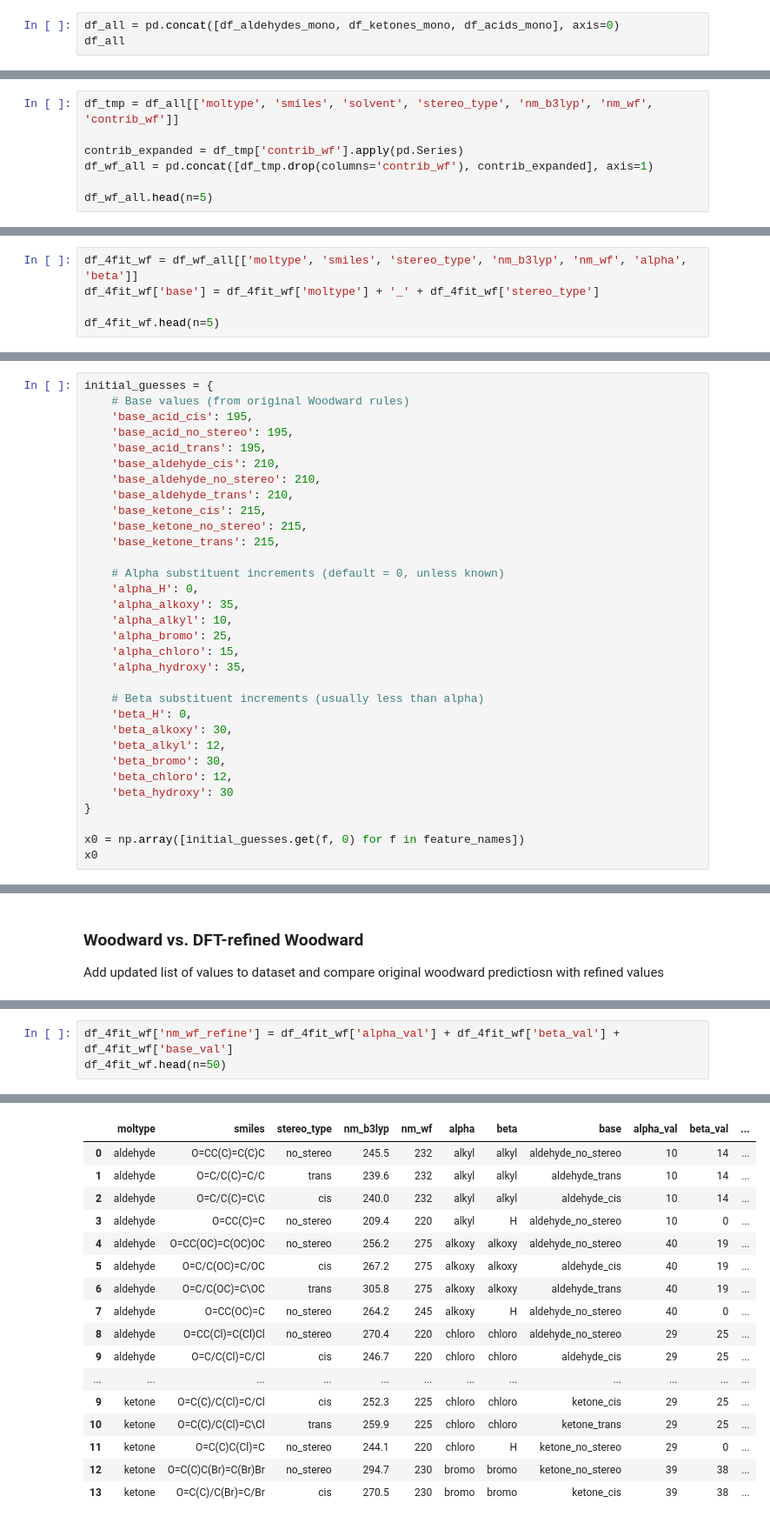
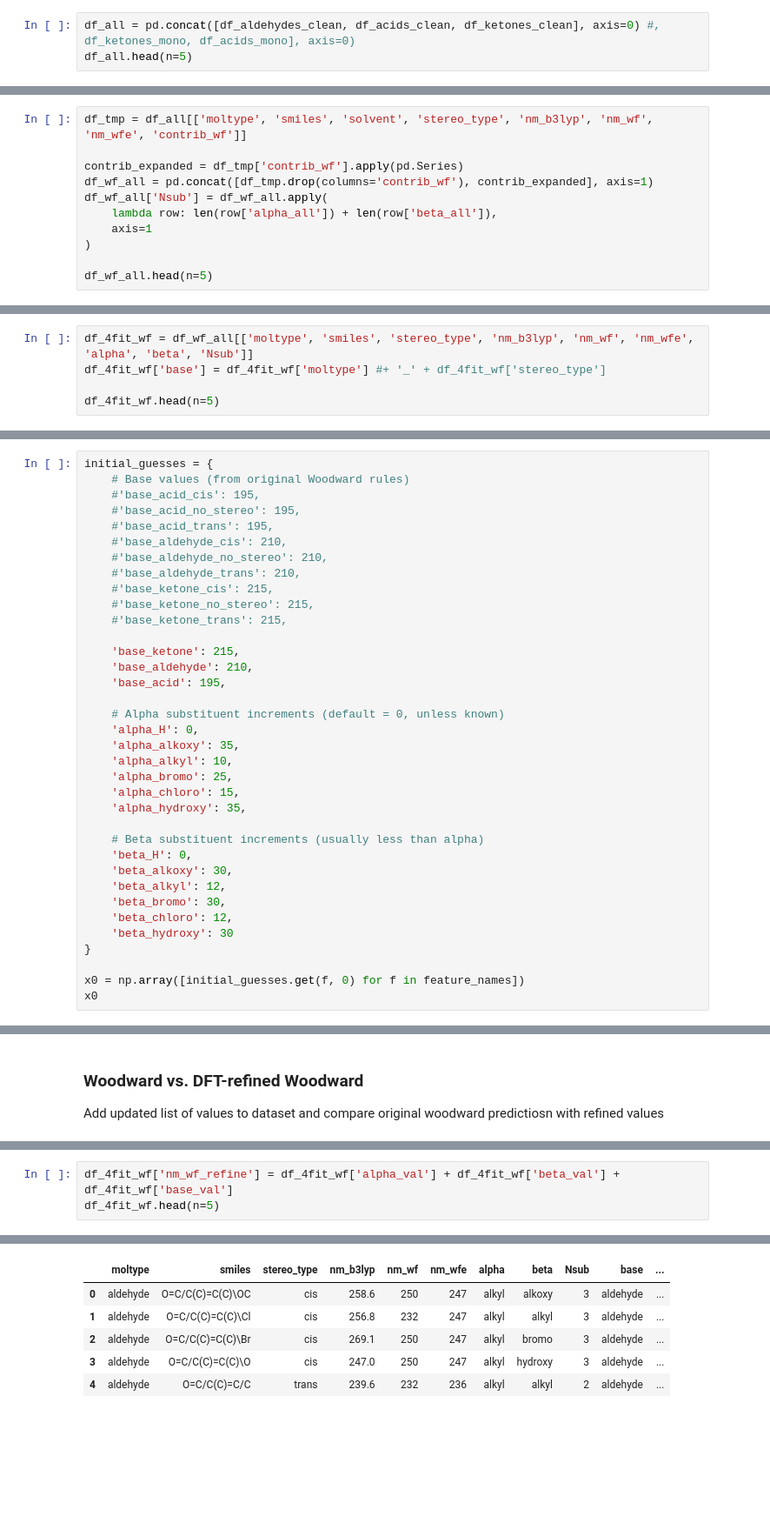
Before and after one commit to CompPhotoChem/ChromoPredict, a Jupyter notebook: woodward-refine-example/Refine_Woodward.ipynb, the cells around one changed output, grey strips where cells are left out. Shown at 87% size. Cells and saved outputs as stored; diff of their text form; blank space fills up the shorter version.

```diff
--- a/woodward-refine-example/Refine_Woodward.ipynb
+++ b/woodward-refine-example/Refine_Woodward.ipynb
@@ -57,5 +135,5 @@ df_acids_mono = load_ref_data('opt_dft/data_b3lyp_acid_mono_calc_36v36.csv', fun
 # %%
-df_all = pd.concat([df_aldehydes_mono, df_ketones_mono, df_acids_mono], axis=0)
-df_all
+df_all = pd.concat([df_aldehydes_clean, df_acids_clean, df_ketones_clean], axis=0) #, df_ketones_mono, df_acids_mono], axis=0)
+df_all.head(n=5)
 # %% [output]
 |  | smiles | moltype | solvent | nm_b3lyp |
@@ -140,10 +219,14 @@ def add_wf_predict(df):
 # %%
 add_wf_predict(df_all)
 # %%
-df_tmp = df_all[['moltype', 'smiles', 'solvent', 'stereo_type', 'nm_b3lyp', 'nm_wf', 'contrib_wf']]
+df_tmp = df_all[['moltype', 'smiles', 'solvent', 'stereo_type', 'nm_b3lyp', 'nm_wf', 'nm_wfe', 'contrib_wf']]
 
 contrib_expanded = df_tmp['contrib_wf'].apply(pd.Series)
 df_wf_all = pd.concat([df_tmp.drop(columns='contrib_wf'), contrib_expanded], axis=1)
+df_wf_all['Nsub'] = df_wf_all.apply(
+    lambda row: len(row['alpha_all']) + len(row['beta_all']),
+    axis=1
+)
 
 df_wf_all.head(n=5)
 # %% [output]
@@ -156,6 +239,6 @@ df_wf_all.head(n=5)
 # %%
-df_4fit_wf = df_wf_all[['moltype', 'smiles', 'stereo_type', 'nm_b3lyp', 'nm_wf', 'alpha', 'beta']]
-df_4fit_wf['base'] = df_4fit_wf['moltype'] + '_' + df_4fit_wf['stereo_type']
+df_4fit_wf = df_wf_all[['moltype', 'smiles', 'stereo_type', 'nm_b3lyp', 'nm_wf', 'nm_wfe', 'alpha', 'beta', 'Nsub']]
+df_4fit_wf['base'] = df_4fit_wf['moltype'] #+ '_' + df_4fit_wf['stereo_type']
 
 df_4fit_wf.head(n=5)
 # %% [output]
@@ -184,15 +267,19 @@ feature_names = X.columns.tolist()
 # %%
 initial_guesses = {
     # Base values (from original Woodward rules)
-    'base_acid_cis': 195,
-    'base_acid_no_stereo': 195,
-    'base_acid_trans': 195,
-    'base_aldehyde_cis': 210,
-    'base_aldehyde_no_stereo': 210,
-    'base_aldehyde_trans': 210,
-    'base_ketone_cis': 215,
-    'base_ketone_no_stereo': 215,
-    'base_ketone_trans': 215,
+    #'base_acid_cis': 195,
+    #'base_acid_no_stereo': 195,
+    #'base_acid_trans': 195,
+    #'base_aldehyde_cis': 210,
+    #'base_aldehyde_no_stereo': 210,
+    #'base_aldehyde_trans': 210,
+    #'base_ketone_cis': 215,
+    #'base_ketone_no_stereo': 215,
+    #'base_ketone_trans': 215,
+
+    'base_ketone': 215,
+    'base_aldehyde': 210,
+    'base_acid': 195,
 
     # Alpha substituent increments (default = 0, unless known)
     'alpha_H': 0,
@@ -316,26 +418,15 @@ See the caveats in the documentation: https://pandas.pydata.org/pandas-docs/stab
 # %%
 df_4fit_wf['nm_wf_refine'] = df_4fit_wf['alpha_val'] + df_4fit_wf['beta_val'] + df_4fit_wf['base_val']
-df_4fit_wf.head(n=50)
+df_4fit_wf.head(n=5)
 # %% [output]
 A value is trying to be set on a copy of a slice from a DataFrame.
 Try using .loc[row_indexer,col_indexer] = value instead
 
 See the caveats in the documentation: https://pandas.pydata.org/pandas-docs/stable/user_guide/indexing.html#returning-a-view-versus-a-copy
   df_4fit_wf['nm_wf_refine'] = df_4fit_wf['alpha_val'] + df_4fit_wf['beta_val'] + df_4fit_wf['base_val']
-|  | moltype | smiles | stereo_type | nm_b3lyp | nm_wf | alpha | beta | base | alpha_val | beta_val | ... |
-| 0 | aldehyde | O=CC(C)=C(C)C | no_stereo | 245.5 | 232 | alkyl | alkyl | aldehyde_no_stereo | 10 | 14 | ... |
-| 1 | aldehyde | O=C/C(C)=C/C | trans | 239.6 | 232 | alkyl | alkyl | aldehyde_trans | 10 | 14 | ... |
-| 2 | aldehyde | O=C/C(C)=C\C | cis | 240.0 | 232 | alkyl | alkyl | aldehyde_cis | 10 | 14 | ... |
-| 3 | aldehyde | O=CC(C)=C | no_stereo | 209.4 | 220 | alkyl | H | aldehyde_no_stereo | 10 | 0 | ... |
-| 4 | aldehyde | O=CC(OC)=C(OC)OC | no_stereo | 256.2 | 275 | alkoxy | alkoxy | aldehyde_no_stereo | 40 | 19 | ... |
-| 5 | aldehyde | O=C/C(OC)=C/OC | cis | 267.2 | 275 | alkoxy | alkoxy | aldehyde_cis | 40 | 19 | ... |
-| 6 | aldehyde | O=C/C(OC)=C\OC | trans | 305.8 | 275 | alkoxy | alkoxy | aldehyde_trans | 40 | 19 | ... |
-| 7 | aldehyde | O=CC(OC)=C | no_stereo | 264.2 | 245 | alkoxy | H | aldehyde_no_stereo | 40 | 0 | ... |
-| 8 | aldehyde | O=CC(Cl)=C(Cl)Cl | no_stereo | 270.4 | 220 | chloro | chloro | aldehyde_no_stereo | 29 | 25 | ... |
-| 9 | aldehyde | O=C/C(Cl)=C/Cl | cis | 246.7 | 220 | chloro | chloro | aldehyde_cis | 29 | 25 | ... |
-| ... | ... | ... | ... | ... | ... | ... | ... | ... | ... | ... | ... |
-| 9 | ketone | O=C(C)/C(Cl)=C/Cl | cis | 252.3 | 225 | chloro | chloro | ketone_cis | 29 | 25 | ... |
-| 10 | ketone | O=C(C)/C(Cl)=C\Cl | trans | 259.9 | 225 | chloro | chloro | ketone_trans | 29 | 25 | ... |
-| 11 | ketone | O=C(C)C(Cl)=C | no_stereo | 244.1 | 220 | chloro | H | ketone_no_stereo | 29 | 0 | ... |
-| 12 | ketone | O=C(C)C(Br)=C(Br)Br | no_stereo | 294.7 | 230 | bromo | bromo | ketone_no_stereo | 39 | 38 | ... |
-| 13 | ketone | O=C(C)/C(Br)=C/Br | cis | 270.5 | 230 | bromo | bromo | ketone_cis | 39 | 38 | ... |
+|  | moltype | smiles | stereo_type | nm_b3lyp | nm_wf | nm_wfe | alpha | beta | Nsub | base | ... |
+| 0 | aldehyde | O=C/C(C)=C(C)\OC | cis | 258.6 | 250 | 247 | alkyl | alkoxy | 3 | aldehyde | ... |
+| 1 | aldehyde | O=C/C(C)=C(C)\Cl | cis | 256.8 | 232 | 247 | alkyl | alkyl | 3 | aldehyde | ... |
+| 2 | aldehyde | O=C/C(C)=C(C)\Br | cis | 269.1 | 250 | 247 | alkyl | bromo | 3 | aldehyde | ... |
+| 3 | aldehyde | O=C/C(C)=C(C)\O | cis | 247.0 | 250 | 247 | alkyl | hydroxy | 3 | aldehyde | ... |
+| 4 | aldehyde | O=C/C(C)=C/C | trans | 239.6 | 232 | 236 | alkyl | alkyl | 2 | aldehyde | ... |
```
Also changed, not shown: parts of 34 cells of this notebook, 2 other files.
